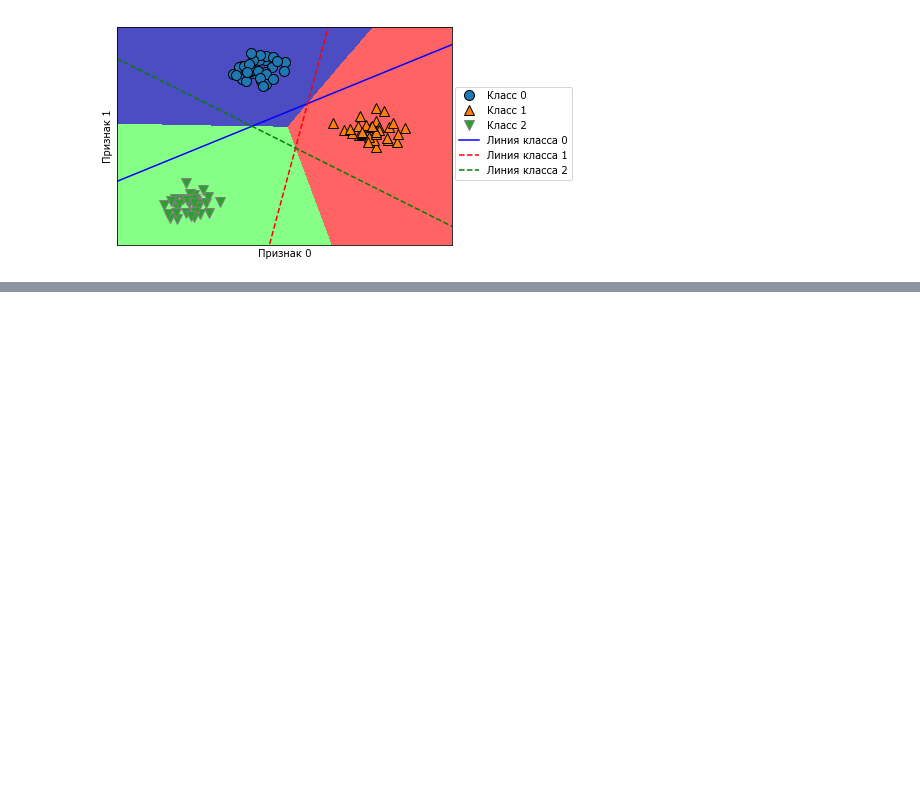
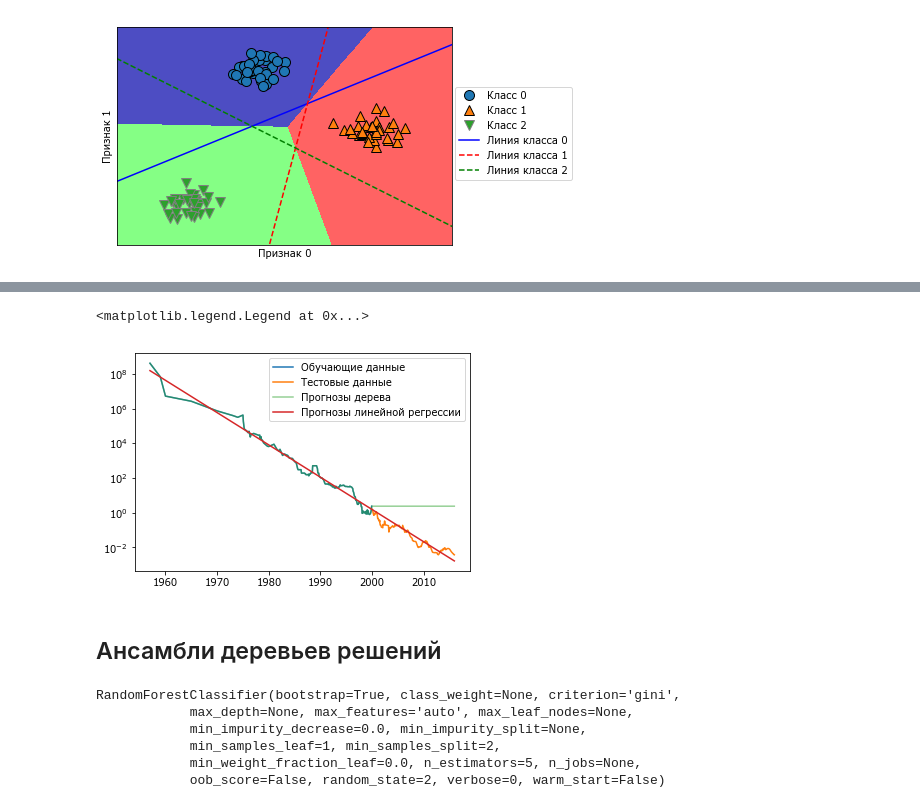
Before and after one commit to azamind/ml-intro, a Jupyter notebook: code/Chapter2.ipynb, the cells around one changed output, grey strips where cells are left out. Drawn from its saved outputs; the diff is of its cells as text; code cells hidden in the pictures; blank space fills up the shorter version.

```diff
--- a/code/Chapter2.ipynb
+++ b/code/Chapter2.ipynb
@@ -436,0 +523,36 @@ Text(0, 0.5, 'Признак 1')
+# %%
+# делаем предсказание цен на деревье принятия решений и логистической регресии. сравниваем результаты работы на графике
+from sklearn.tree import DecisionTreeRegressor
+from sklearn.linear_model import LinearRegression
+
+data_train = ram_prices[ram_prices.date < 2000]
+data_test = ram_prices[ram_prices.date >= 2000]
+
+#прогнозируем цены по датам
+X_train = data_train.date[:, np.newaxis]
+#используем логпреобразование, чтобы получить простую взаимосвязь между данными и откликом
+y_train = np.log(data_train.price)
+
+
+tree = DecisionTreeRegressor().fit(X_train, y_train)
+linear_reg = LinearRegression().fit(X_train, y_train)
+
+#прогнозирум по всем данным
+X_all = ram_prices.date[:, np.newaxis]
+predict_tree = tree.predict(X_all)
+predict_lr = linear_reg.predict(X_all)
+
+#экспоненцирум, чтобы обратить логорифмическое преобразование
+price_tree = np.exp(predict_tree)
+price_lr = np.exp(predict_lr)
+# %%
+plt.semilogy(data_train.date, data_train.price, label="Обучающие данные")
+plt.semilogy(data_test.date, data_test.price, label="Тестовые данные")
+plt.semilogy(ram_prices.date, price_tree, label="Прогнозы дерева", alpha=.5)
+plt.semilogy(ram_prices.date, price_lr, label="Прогнозы линейной регрессии")
+plt.legend()
+# %% [output]
+<matplotlib.legend.Legend at 0x...>
+[figure, added]
+# %% [markdown]
+## Ансамбли деревьев решений
@@ -436,0 +562,12 @@ Text(0, 0.5, 'Признак 1')
+# %%
+X, y = make_moons(n_samples=100, noise=0.25, random_state=3)
+X_train, X_test, y_train, y_test = train_test_split(X, y, stratify=y, random_state=42)
+forest = RandomForestClassifier(n_estimators=5, random_state=2)
+forest.fit(X_train, y_train)
+# %% [output]
+RandomForestClassifier(bootstrap=True, class_weight=None, criterion='gini',
+            max_depth=None, max_features='auto', max_leaf_nodes=None,
+            min_impurity_decrease=0.0, min_impurity_split=None,
+            min_samples_leaf=1, min_samples_split=2,
+            min_weight_fraction_leaf=0.0, n_estimators=5, n_jobs=None,
+            oob_score=False, random_state=2, verbose=0, warm_start=False)
```
Also changed, not shown: parts of 23 cells of this notebook, 2 other files.
